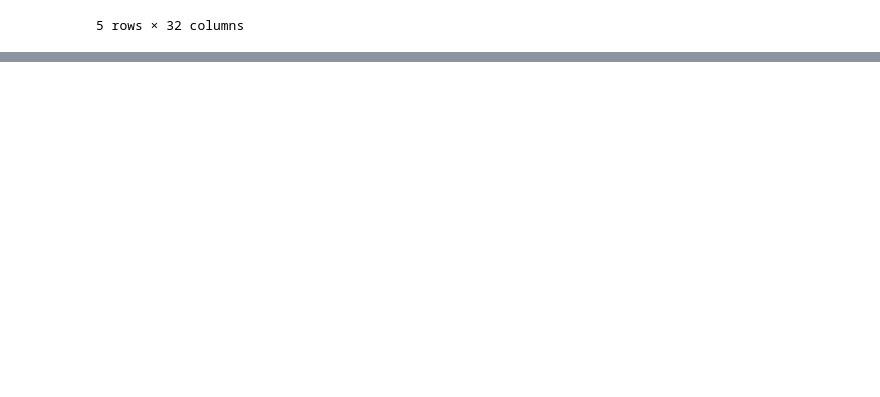
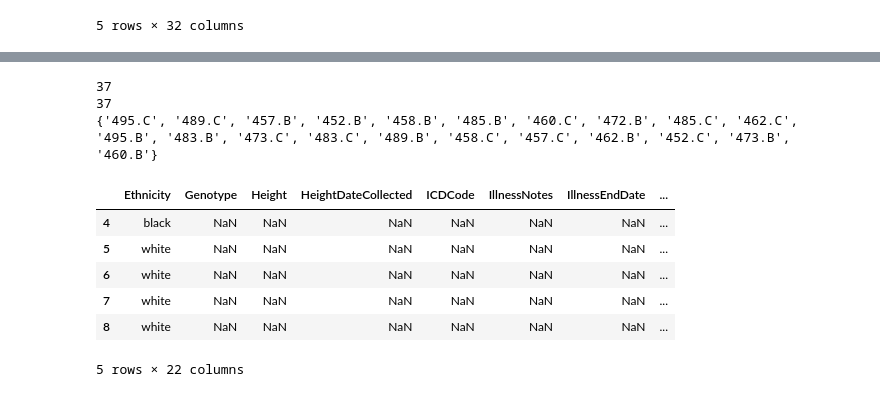
Before and after one commit to kbpi314/ampaim, a Jupyter notebook: code/MSQ141.ipynb, the cells around one changed output, grey strips where cells are left out. Cells and saved outputs as stored; diff of their text form; code cells hidden in the pictures; blank space fills up the shorter version.

```diff
--- a/code/MSQ141.ipynb
+++ b/code/MSQ141.ipynb
@@ -114,0 +196,19 @@ Name: 0, dtype: object
+# %%
+# grab guma spec
+df_guma_spec = pd.read_csv(path + 'inputs/Guma_AMPAIM_specimen.tsv', sep='\t', header=None)
+
+# pull the header for later merge
+header = df_guma_spec.iloc[:5,:]
+
+# refresh df
+df_guma_spec = pd.read_csv(path + 'inputs/Guma_AMPAIM_specimen.tsv', sep='\t', header=1)
+df_guma_spec = df_guma_spec.iloc[3:,:]
+
+# filter out microra only
+keep = []
+for x in list(df_guma_spec['SubjectIdCol'].values):
+    if 'easira' in x:
+        keep.append(x)
+
+df_guma_spec = df_guma_spec[df_guma_spec['SubjectIdCol'].isin(keep)] # keeping 78 samples
+df_guma_spec.head()
@@ -114,0 +274,50 @@ Name: 0, dtype: object
+# %%
+# now do subject
+# HostSubjectId
+# combine jobs07
+# qiime_mapping_file_microra_MSQ135.txt has questinoable sampel ids
+df_AB = pd.read_csv(path + 'outputs/jobs07/qiime_mapping_file_microra_MSQ135.txt', sep='\t', index_col=0)
+df_AB = df_AB.drop('#q2:types')
+samp_AB = list(df_AB.index.values)
+
+# pull 135 specimen file
+df_135 = pd.read_csv(path + 'outputs/jobs07/msq135_subject.tsv', sep='\t', index_col=None, header=1)
+df_135 = df_135.iloc[3:,:]
+
+# grab HostSubjectId
+samp_135 = df_135['HostSubjectId'].values
+# df_135.head()
+
+rel_135 = []
+keep_135 = []
+for s in samp_135:
+    if 'microra' in s:
+        new_s = s.replace('-','.')
+        new_s = s.split('.microra')[0]
+        if 'B' in new_s or 'C' in new_s:
+            new_s = new_s[:3] + '.' + new_s[3:]
+        keep_135.append(s)
+        rel_135.append(new_s)
+
+samp_AB = [x.split('.plate')[0] for x in samp_AB]
+
+print(len(samp_AB))
+print(len(rel_135))
+print(set(samp_AB).intersection(set(rel_135)))
+
+# pull 135 subject file
+df_135 = pd.read_csv(path + 'outputs/jobs07/msq135_subject.tsv', sep='\t', index_col=None, header=1)
+df_135 = df_135.iloc[3:,:]
+df_135 = df_135[df_135['HostSubjectId'].isin(keep_135)] # 21 samples kept
+df_135.head()
+# %% [output]
+37
+37
+{'495.C', '489.C', '457.B', '452.B', '458.B', '485.B', '460.C', '472.B', '485.C', '462.C', '495.B', '483.B', '473.C', '483.C', '489.B', '458.C', '457.C', '462.B', '452.C', '473.B', '460.B'}
+|  | Ethnicity | Genotype | Height | HeightDateCollected | ICDCode | IllnessNotes | IllnessEndDate | ... |
+| 4 | black | NaN | NaN | NaN | NaN | NaN | NaN | ... |
+| 5 | white | NaN | NaN | NaN | NaN | NaN | NaN | ... |
+| 6 | white | NaN | NaN | NaN | NaN | NaN | NaN | ... |
+| 7 | white | NaN | NaN | NaN | NaN | NaN | NaN | ... |
+| 8 | white | NaN | NaN | NaN | NaN | NaN | NaN | ... |
+5 rows × 22 columns
```
Also changed, not shown: parts of 13 cells of this notebook.
